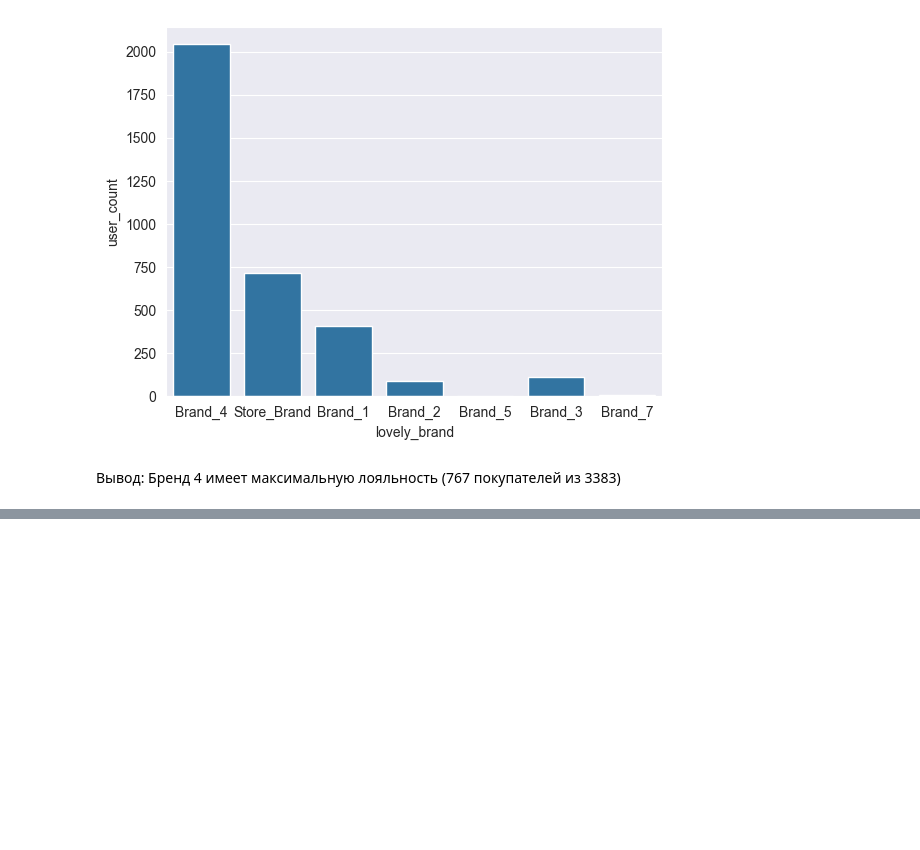
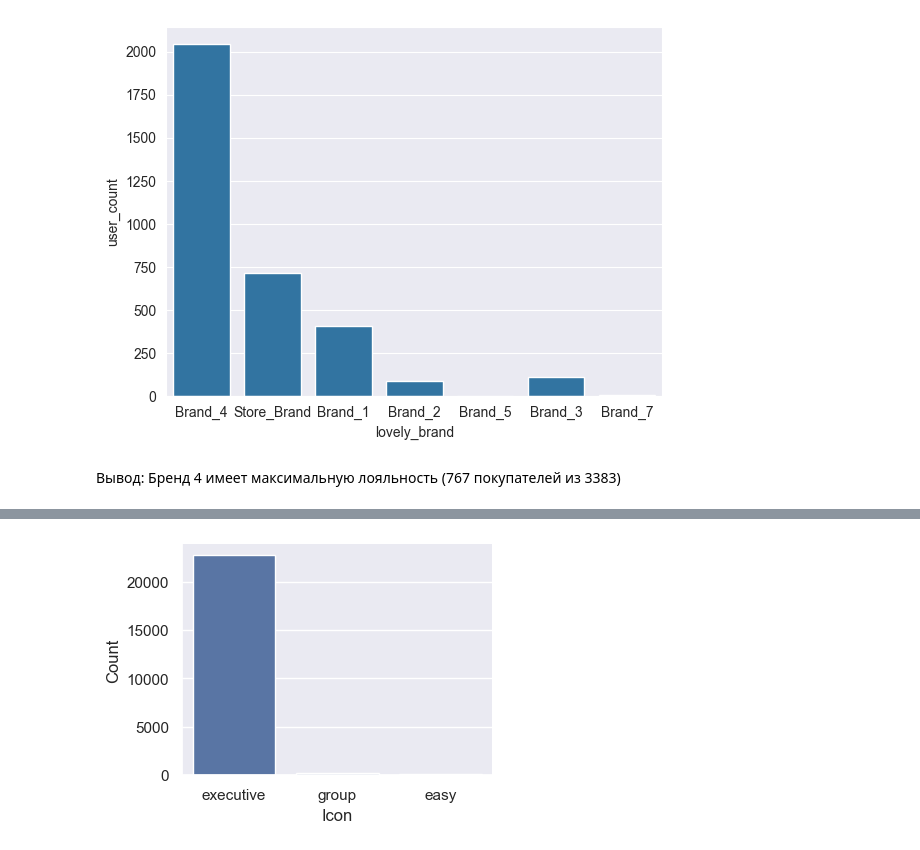
Before and after one commit to JustRomanVolkov/DataAnalyst, a Jupyter notebook: lesson_3.ipynb, the cells around one changed output, grey strips where cells are left out. Cells and saved outputs as stored; diff of their text form; code cells hidden in the pictures; blank space fills up the shorter version.

```diff
--- a/lesson_3.ipynb
+++ b/lesson_3.ipynb
@@ -241,0 +314,8 @@ ax2=sns.barplot(x="lovely_brand", y="user_count", data=brands_loyalty)
+# %%
+plt.figure(figsize=(4,3)) # указываем размер графика, чтобы он был побольше
+a = sns.countplot(x='icon', data=taxi) # строим и записываем в переменную
+a.set(xlabel='Icon', ylabel='Count') # подписываем оси
+sns.despine() # убрать часть рамки графика
+plt.show()
+# %% [output]
+[figure, added]
```
Also changed, not shown: parts of 8 cells of this notebook.
